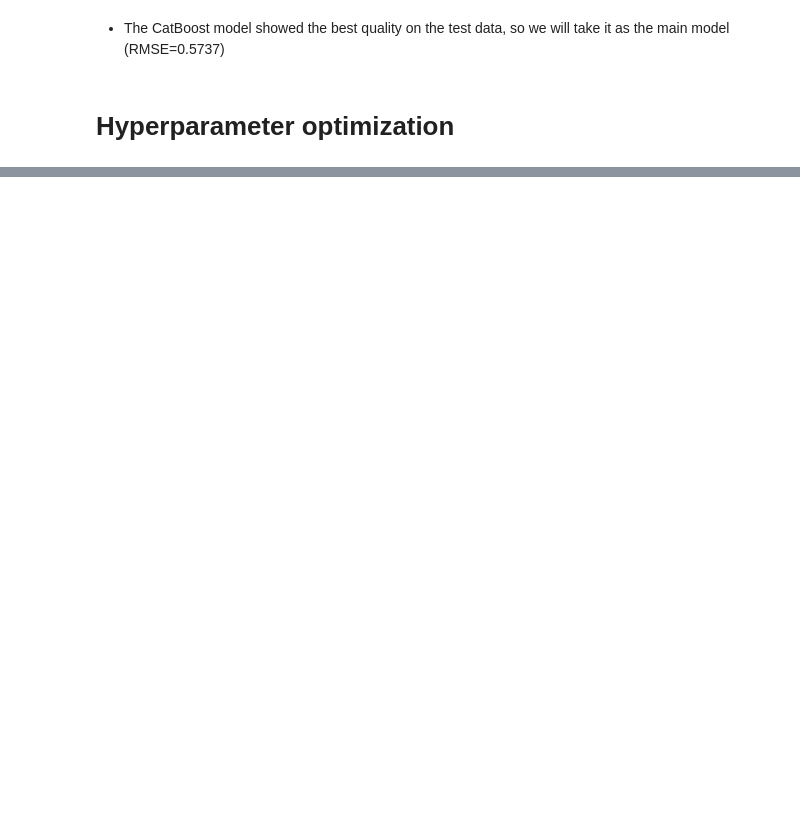
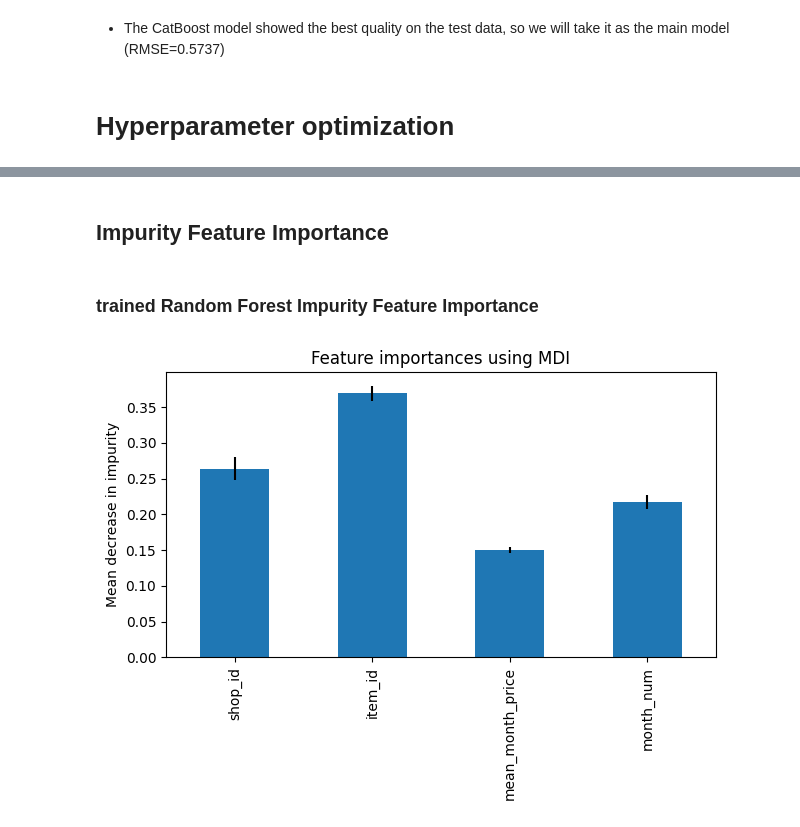
Before and after one commit to toshk9/PredictFutureSales, a Jupyter notebook: notebooks/modelling.ipynb, the cells around one changed output, grey strips where cells are left out. Drawn from its saved outputs; the diff is of its cells as text; code cells hidden in the pictures; blank space fills up the shorter version.

```diff
--- a/notebooks/modelling.ipynb
+++ b/notebooks/modelling.ipynb
@@ -219,0 +243,15 @@ CatBoostError: To employ param {'use_best_model': True} provide non-empty 'eval_
+# %%
+feature_names = train_df.drop("item_cnt_month", axis=1).columns
+# %% [markdown]
+## Impurity Feature Importance
+# %%
+forest_model = joblib.load("../models/Random Forest.pkl")
+# %%
+forest_fi = FI(forest_model, feature_names=feature_names)
+# %% [markdown]
+### trained Random Forest Impurity Feature Importance
+# %%
+model_std, model_f_importances = forest_fi.fi_impurity()
+forest_fi.fi_impurity_visualize(model_std, model_f_importances)
+# %% [output]
+[figure, added]
```
Also changed, not shown: parts of 14 cells of this notebook, 13 other files.
